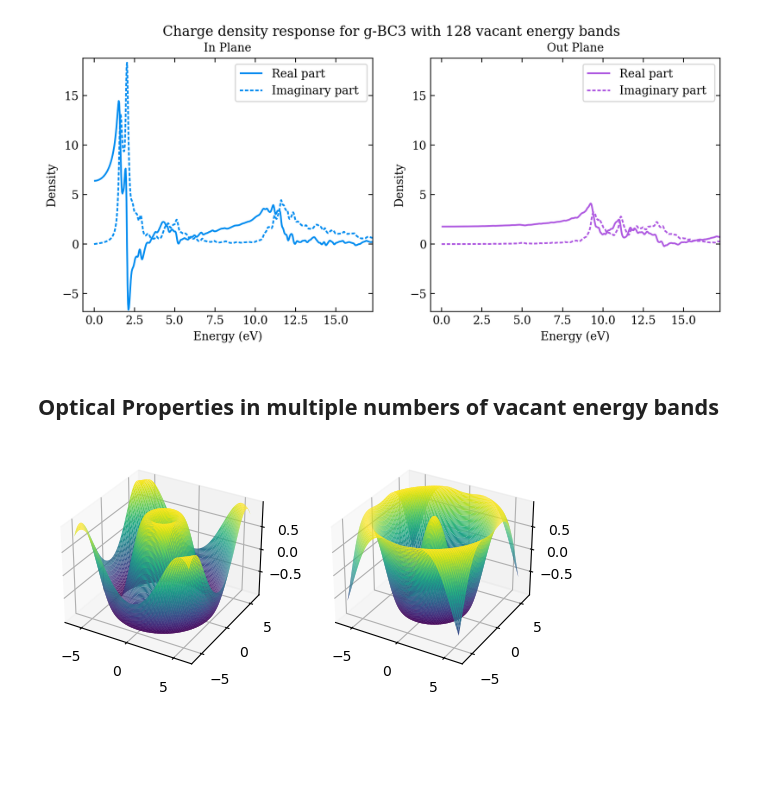
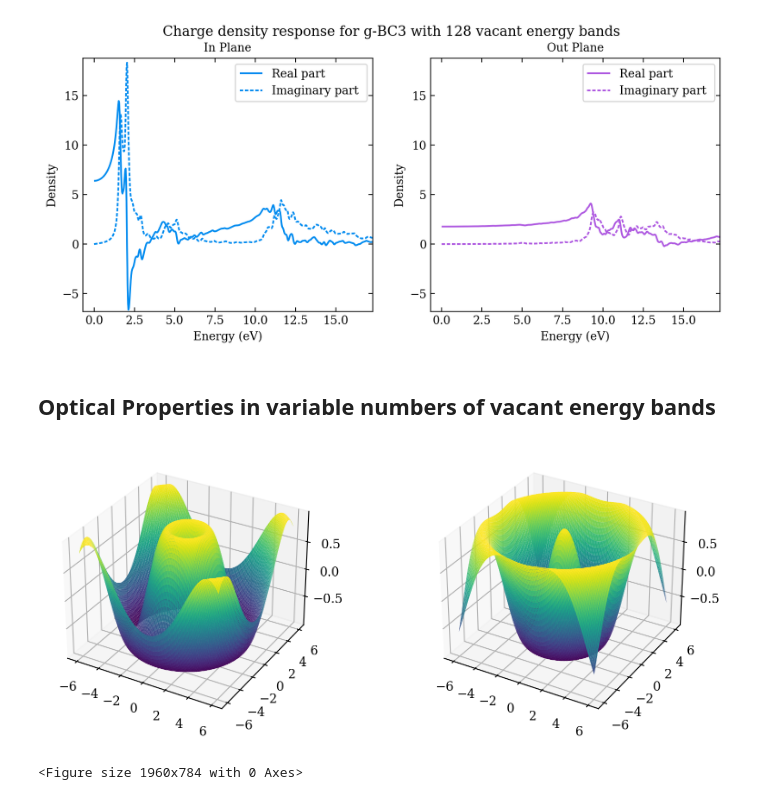
Before and after one commit to Photonico/CMP_Practice, a Jupyter notebook: VASP_g-BC3_20230526/6 Optical properties with nbands.ipynb, the cells around one changed output. Saved outputs shown, nothing was run; the diff lists cells and outputs as text; code cells hidden in the pictures; blank space fills up the shorter version.

```diff
--- a/VASP_g-BC3_20230526/6 Optical properties with nbands.ipynb
+++ b/VASP_g-BC3_20230526/6 Optical properties with nbands.ipynb
@@ -15,27 +17,54 @@ plot_charge_density_response(opt_128, 128)
 # %% [output]
 [figure]
 # %% [markdown]
-## Optical Properties in multiple numbers of vacant energy bands
+## Optical Properties in variable numbers of vacant energy bands
 # %%
-#### Ploting for Charge Density Response in multiple NBANDS
-
 import matplotlib.pyplot as plt
 import numpy as np
 from mpl_toolkits.mplot3d import Axes3D
 
-fig = plt.figure()
-
-ax1 = fig.add_subplot(121, projection='3d')
 x = np.linspace(-6, 6, 100)
 y = np.linspace(-6, 6, 100)
 x, y = np.meshgrid(x, y)
 z = np.sin(np.sqrt(x**2 + y**2))
+
+fig = plt.figure(dpi=196, figsize=(10, 4))
+
+ax1 = fig.add_subplot(121, projection='3d')
+z = np.sin(np.sqrt(x**2 + y**2))
 ax1.plot_surface(x, y, z, rstride=1, cstride=1, cmap='viridis', edgecolor='none')
+
 
 ax2 = fig.add_subplot(122, projection='3d')
 z = np.cos(np.sqrt(x**2 + y**2))
 ax2.plot_surface(x, y, z, rstride=1, cstride=1, cmap='viridis', edgecolor='none')
 
 plt.show()
 # %% [output]
-[figure, old version]
+[figure, new version]
+# %%
+# Plot optical properties for variables NBANDS
+
+import matplotlib.pyplot as plt
+import numpy as np
+from mpl_toolkits.mplot3d import Axes3D
+from optical_properties import extract_optical_properties
+
+params = {"text.usetex": False, "font.family": "serif", "mathtext.fontset": "cm",
+          "axes.titlesize": 10, "axes.labelsize": 10, "figure.facecolor": "w"}
+plt.rcParams.update(params)
+
+fig = plt.figure(dpi=196, figsize=(10, 4))
+fig.suptitle("Charge density response for g-BC3")
+
+bands = [32,64,96,128,192,224,256,288,320,352,384,416,448,480,512]
+opt = {}
+
+for band in bands:
+    file_path = f"6_Optical_properties_gamma_Nbands_{band}/vasprun.xml"
+    opt[band] = extract_optical_properties(file_path)
+
+# ax1 = fig.add_subplot(121, projection='3d')
+# ax1.plot_wireframe(extract_optical_properties("6_Optical_properties_gamma_Nbands_64/vasprun.xml")["energy_data_real"], 64, extract_optical_properties("6_Optical_properties_gamma_Nbands_64/vasprun.xml")["density_xx_real"], rstride=100, cstride=100, color='#1478B4', lw='1.6', antialiased=True)
+# %% [output]
+<Figure size 1960x784 with 0 Axes>
```
Also changed, not shown: parts of 1 cell of this notebook, 1 other file.
